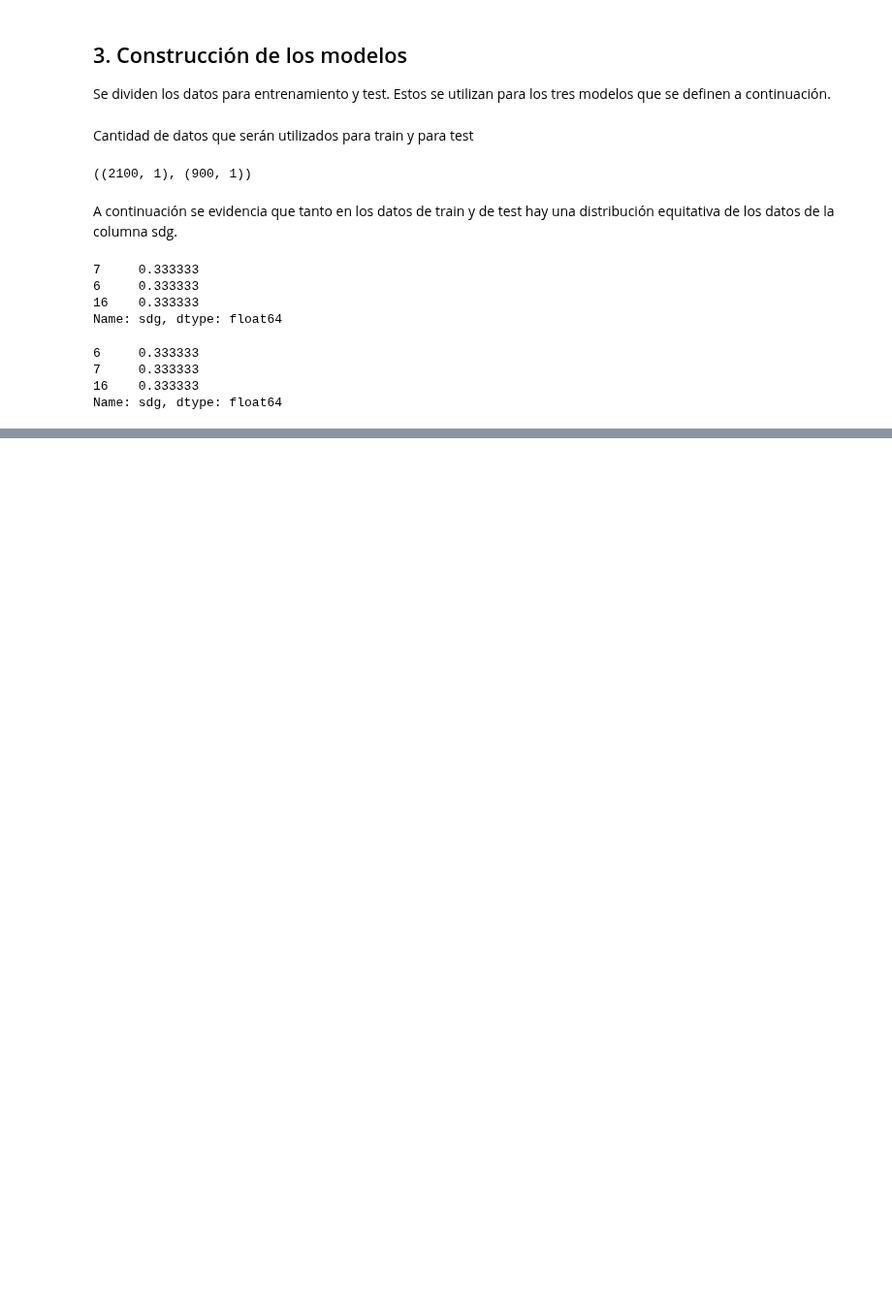
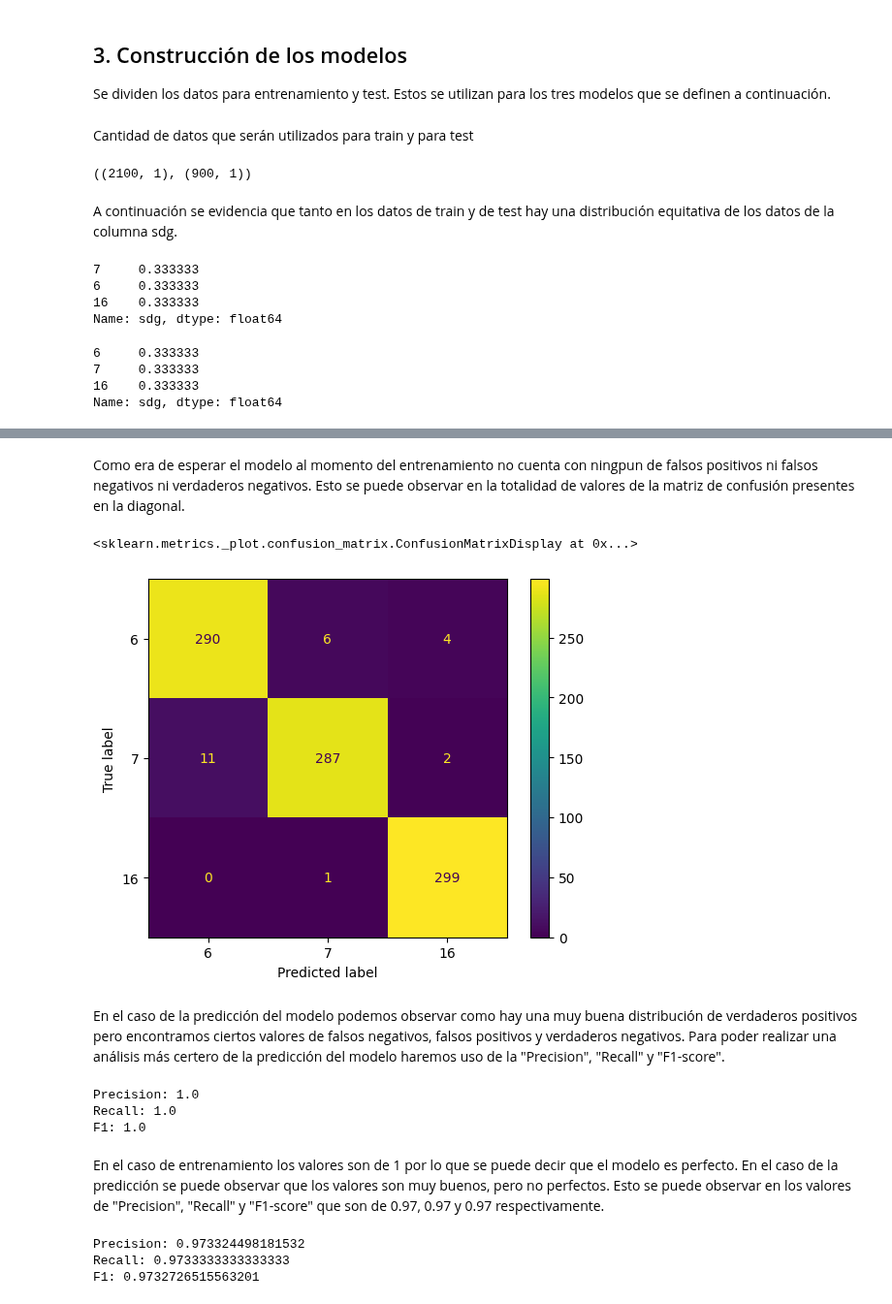
Before and after one commit to Buisness-Inteligence-Para-FashionPlace/Proyecto_1_Grupo16, a Jupyter notebook: proyecto1.ipynb, the cells around one changed output, grey strips where cells are left out. Shown at 97% size. Saved outputs shown, nothing was run; the diff lists cells and outputs as text; code cells hidden in the pictures; blank space fills up the shorter version.

```diff
--- a/proyecto1.ipynb
+++ b/proyecto1.ipynb
@@ -241,0 +288,27 @@ Name: sdg, dtype: float64
+# %% [markdown]
+Como era de esperar el modelo al momento del entrenamiento no cuenta con ningpun de falsos positivos ni falsos negativos ni verdaderos negativos. Esto se puede observar en la totalidad de valores de la matriz de confusión presentes en la diagonal.
+# %%
+ConfusionMatrixDisplay.from_predictions(y_test, y_test_bow_predict)
+# %% [output]
+<sklearn.metrics._plot.confusion_matrix.ConfusionMatrixDisplay at 0x...>
+[figure, added]
+# %% [markdown]
+En el caso de la predicción del modelo podemos observar como hay una muy buena distribución de verdaderos positivos pero encontramos ciertos valores de falsos negativos, falsos positivos y verdaderos negativos. Para poder realizar una análisis más certero de la predicción del modelo haremos uso de la "Precision", "Recall" y "F1-score".
+# %%
+print("Precision:", precision_score(y_train, y_train_bow_predict, average='macro'))
+print("Recall:", recall_score(y_train, y_train_bow_predict, average='macro'))
+print("F1:", f1_score(y_train, y_train_bow_predict, average='macro'))
+# %% [output]
+Precision: 1.0
+Recall: 1.0
+F1: 1.0
+# %% [markdown]
+En el caso de entrenamiento los valores son de 1 por lo que se puede decir que el modelo es perfecto. En el caso de la predicción se puede observar que los valores son muy buenos, pero no perfectos. Esto se puede observar en los valores de "Precision", "Recall" y "F1-score" que son de 0.97, 0.97 y 0.97 respectivamente.
+# %%
+print("Precision:", precision_score(y_test, y_test_bow_predict, average='macro'))
+print("Recall:", recall_score(y_test, y_test_bow_predict, average='macro'))
+print("F1:", f1_score(y_test, y_test_bow_predict, average='macro'))
+# %% [output]
+Precision: 0.973324498181532
+Recall: 0.9733333333333333
+F1: 0.9732726515563201
```
Also changed, not shown: parts of 14 cells of this notebook.
